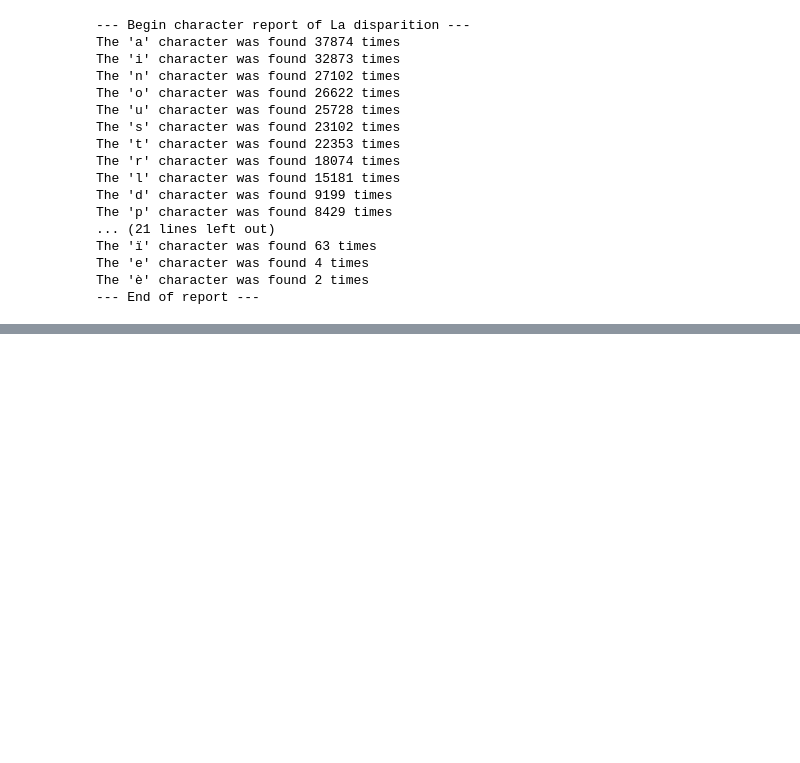
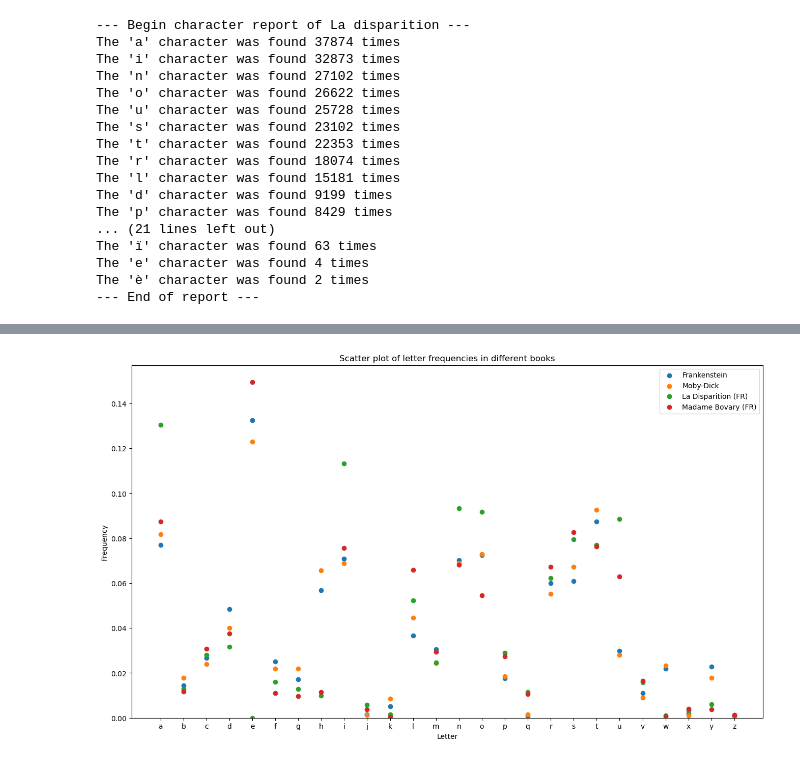
Before and after one commit to codybstrange/data-visualization-lecture, a Jupyter notebook: data-visualization.ipynb, the cells around one changed output, grey strips where cells are left out. Cells and saved outputs as stored; diff of their text form; code cells hidden in the pictures; blank space fills up the shorter version.

```diff
--- a/data-visualization.ipynb
+++ b/data-visualization.ipynb
@@ -214,0 +228,22 @@ plot_character_frequencies(books)
+# %%
+def scatter_plot_character_frequencies(books_dictionary):
+    fig, ax = plt.subplots(1, figsize=(16,9))
+    x = list(string.ascii_lowercase)
+    # Loop over the books
+    for title, path_to_book in books_dictionary.items():
+        character_counts = get_character_counts(path_to_book)
+        y = [character_counts[letter] for letter in x]
+        y = [n/sum(y) for n in y]
+        # Notice this is scatter instead of plot now
+        ax.scatter(x, y, label=title)
+    ax.legend()
+    ax.set_xlabel("Letter")
+    ax.set_xticks(x)
+    ax.set_ylabel("Frequency")
+    ax.set_ylim(0)
+    ax.set_title("Scatter plot of letter frequencies in different books")
+    plt.show()
+# %%
+scatter_plot_character_frequencies(books)
+# %% [output]
+[figure, added]
```
Also changed, not shown: parts of 17 cells of this notebook.
